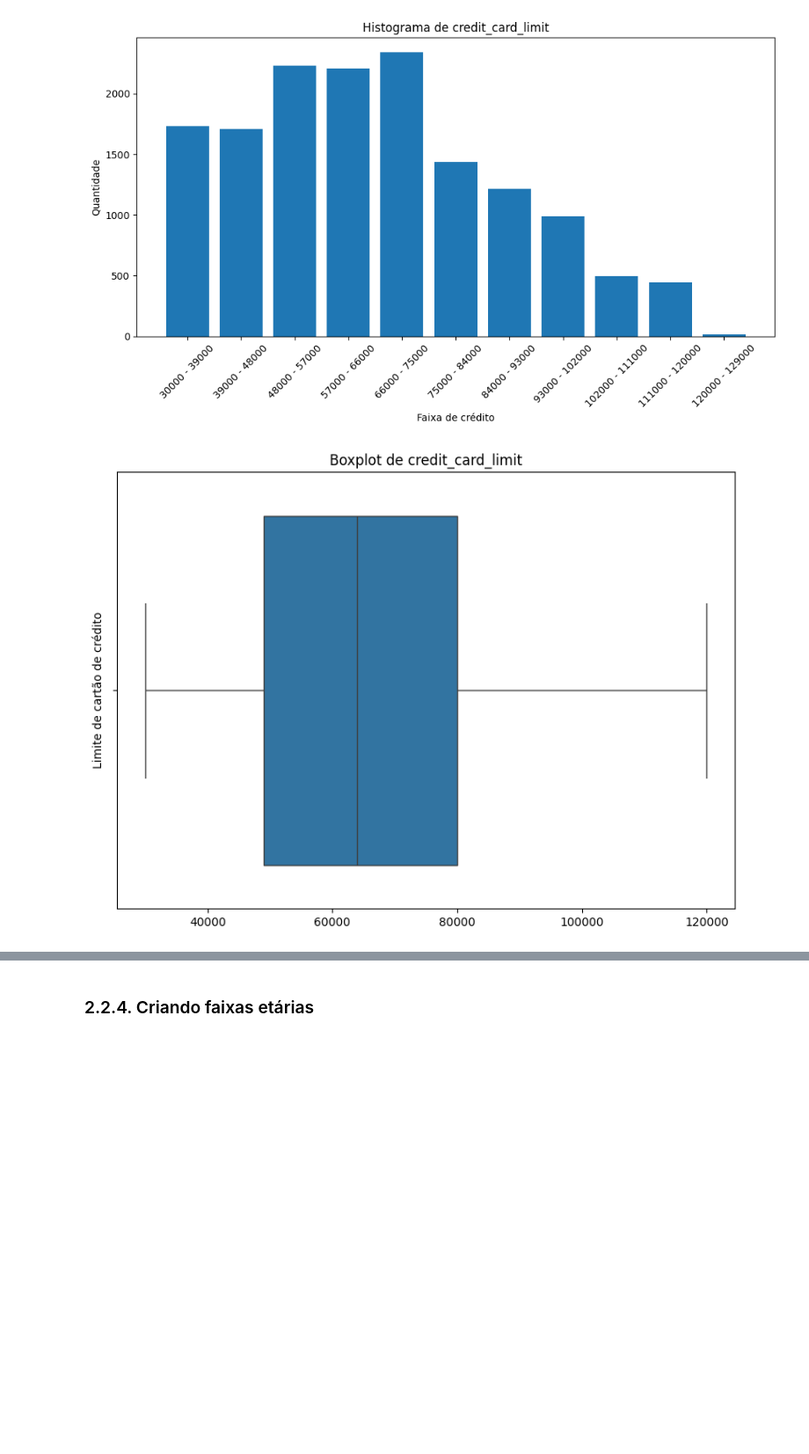
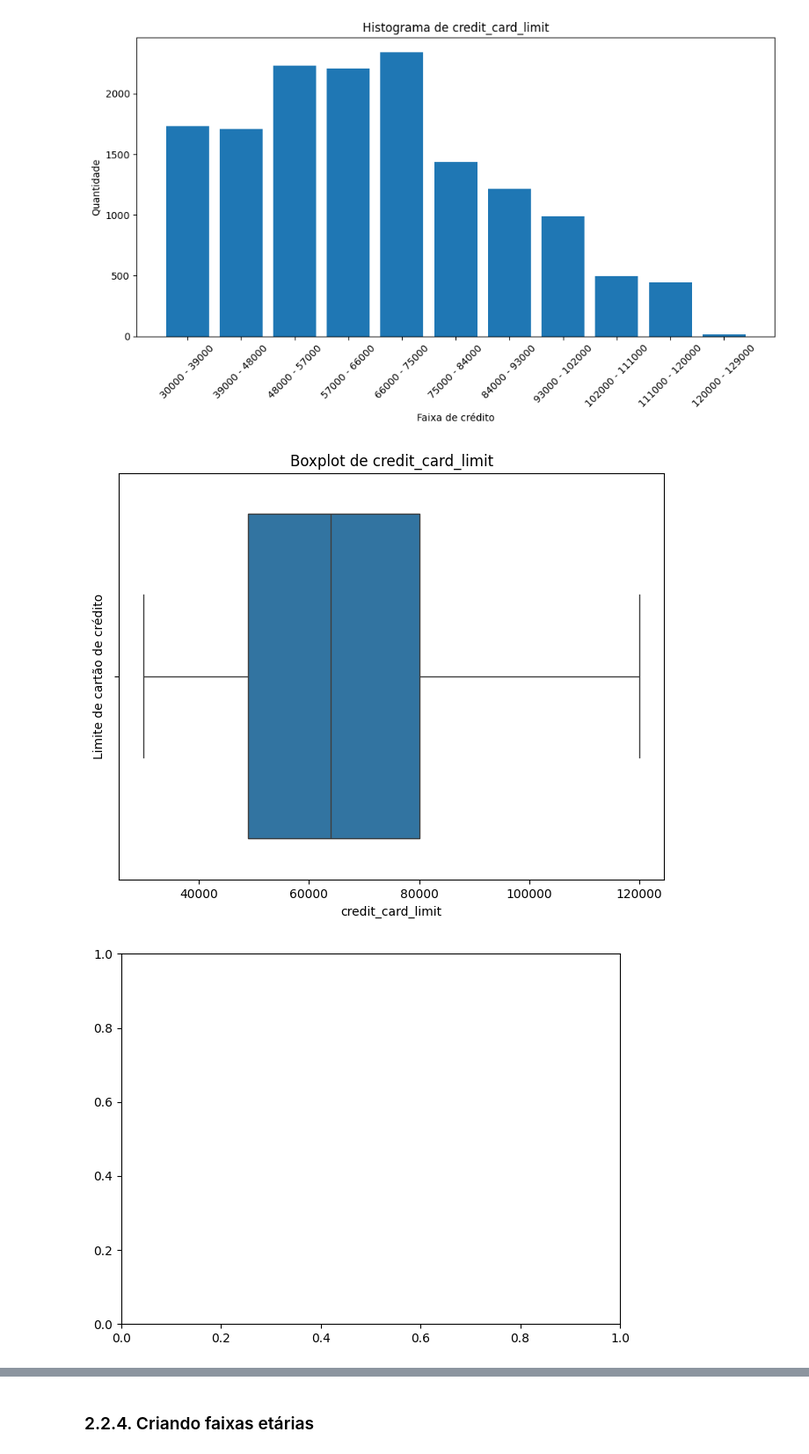
Before and after one commit to GabrielMDePaoli/iFood_Case, a Jupyter notebook: notebooks/01_Data_Processing.ipynb, the cells around one changed output, grey strips where cells are left out. Shown at 88% size. Saved outputs shown, nothing was run; the diff lists cells and outputs as text; code cells hidden in the pictures; blank space fills up the shorter version.

```diff
--- a/notebooks/01_Data_Processing.ipynb
+++ b/notebooks/01_Data_Processing.ipynb
@@ -232,5 +204,7 @@ only showing top 20 rows
 None
 # %%
 profile = profile_.alias("profile")
+
+profile = profile.withColumnRenamed("id", "account_id")
 # %% [markdown]
 ### 2.2.2. Investigando possível erro ou falta de dado
@@ -327,17 +318,15 @@ Null values count: 2,175
 # %%
 # Converter para pandas, filtrando nulos
 credit_data = profile.select("credit_card_limit", "gender").dropna().toPandas()
 
-# Plotar violin + boxplot juntos
+# Plotar boxplot
 plt.figure(figsize=(8, 6))
-# sns.violinplot(data=credit_data, x="credit_card_limit", inner="box", linewidth=1.2)
-sns.boxplot(data=credit_data, x="credit_card_limit") # y="gender"
+sns.boxplot(data=credit_data, x="credit_card_limit")
 plt.title("Boxplot de credit_card_limit")
 plt.ylabel("Limite de cartão de crédito")
-plt.xlabel("")
-plt.tight_layout()
 plt.show()
 
 del(credit_data)
 # %% [output]
-[figure, old version]
+[figure, new version]
+[figure, added]
```
Also changed, not shown: parts of 83 cells of this notebook, 31 other files.
